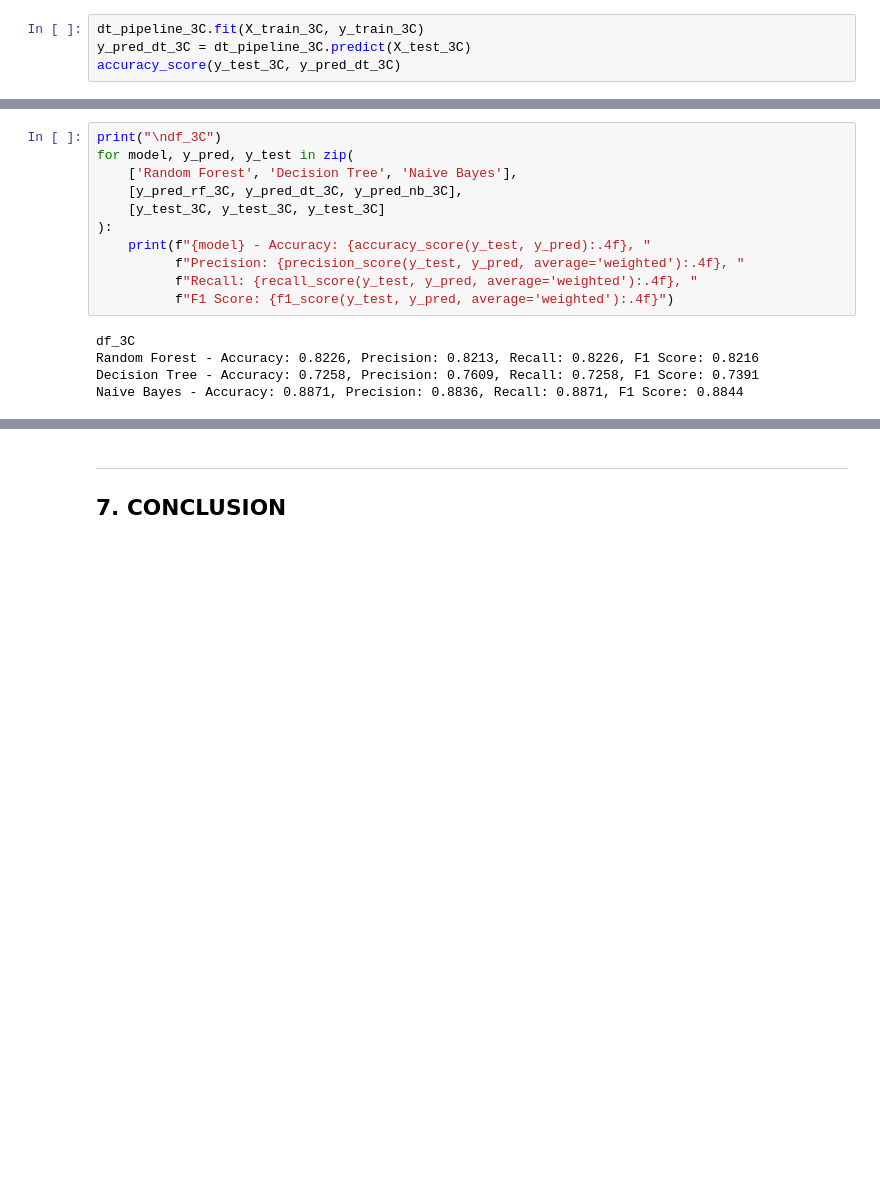
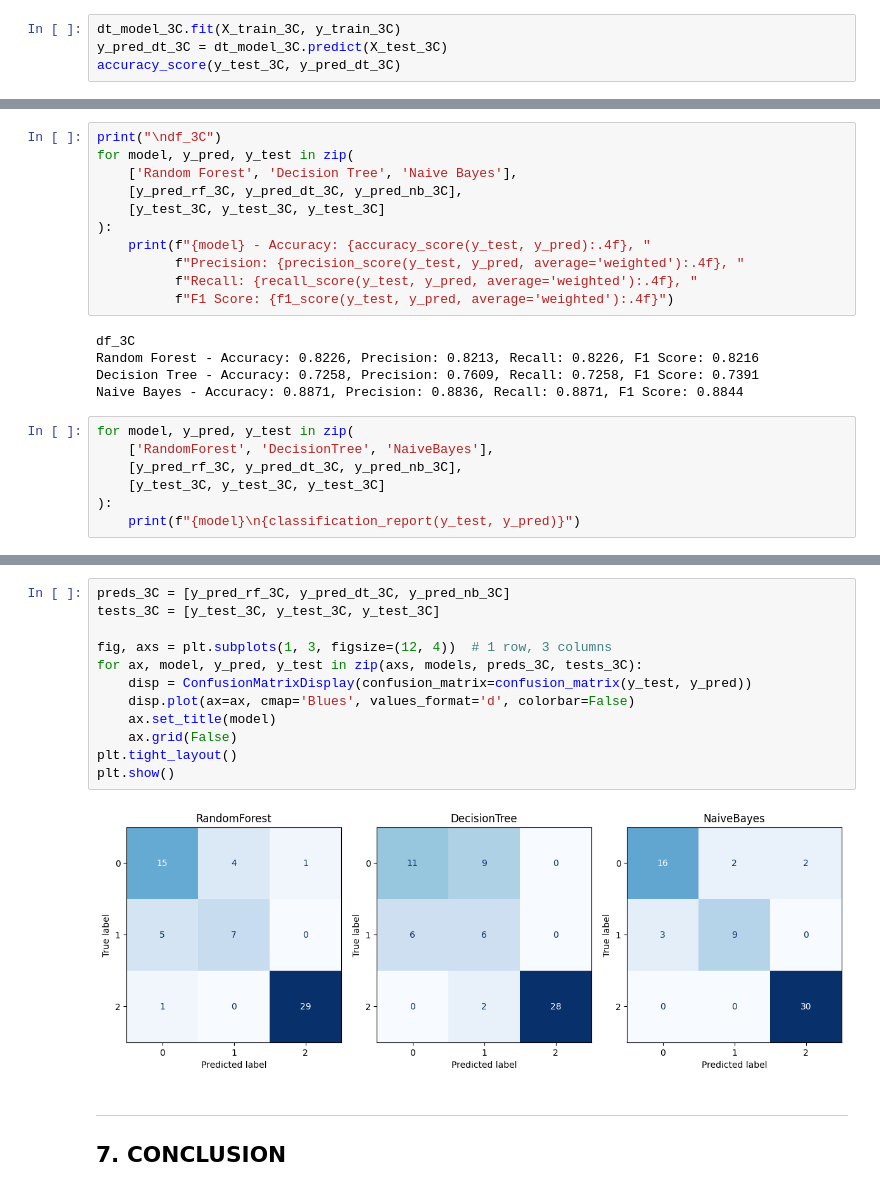
Before and after one commit to keenechung/orthopedic-patient-classifier, a Jupyter notebook: model.ipynb, the cells around one changed output, grey strips where cells are left out. Cells and saved outputs as stored; diff of their text form; blank space fills up the shorter version.

```diff
--- a/model.ipynb
+++ b/model.ipynb
@@ -381,8 +403,8 @@ accuracy_score(y_test_2C, y_pred_dt_2C)
 # %% [markdown]
 #### df_3C
 # %%
-dt_pipeline_3C.fit(X_train_3C, y_train_3C)
-y_pred_dt_3C = dt_pipeline_3C.predict(X_test_3C)
+dt_model_3C.fit(X_train_3C, y_train_3C)
+y_pred_dt_3C = dt_model_3C.predict(X_test_3C)
 accuracy_score(y_test_3C, y_pred_dt_3C)
 # %% [output]
 0.7258064516129032
@@ -477,3 +506,10 @@ df_3C
 Random Forest - Accuracy: 0.8226, Precision: 0.8213, Recall: 0.8226, F1 Score: 0.8216
 Decision Tree - Accuracy: 0.7258, Precision: 0.7609, Recall: 0.7258, F1 Score: 0.7391
 Naive Bayes - Accuracy: 0.8871, Precision: 0.8836, Recall: 0.8871, F1 Score: 0.8844
+# %%
+for model, y_pred, y_test in zip(
+    ['RandomForest', 'DecisionTree', 'NaiveBayes'],
+    [y_pred_rf_3C, y_pred_dt_3C, y_pred_nb_3C],
+    [y_test_3C, y_test_3C, y_test_3C]
+):
+    print(f"{model}\n{classification_report(y_test, y_pred)}")
@@ -480,3 +534,17 @@ Naive Bayes - Accuracy: 0.8871, Precision: 0.8836, Recall: 0.8871, F1 Score: 0.8
+# %%
+preds_3C = [y_pred_rf_3C, y_pred_dt_3C, y_pred_nb_3C]
+tests_3C = [y_test_3C, y_test_3C, y_test_3C]
+
+fig, axs = plt.subplots(1, 3, figsize=(12, 4))  # 1 row, 3 columns
+for ax, model, y_pred, y_test in zip(axs, models, preds_3C, tests_3C):
+    disp = ConfusionMatrixDisplay(confusion_matrix=confusion_matrix(y_test, y_pred))
+    disp.plot(ax=ax, cmap='Blues', values_format='d', colorbar=False)
+    ax.set_title(model)
+    ax.grid(False)
+plt.tight_layout()
+plt.show()
+# %% [output]
+[figure, added]
 # %% [markdown]
 <hr>
 
```
Also changed, not shown: parts of 32 cells of this notebook.
